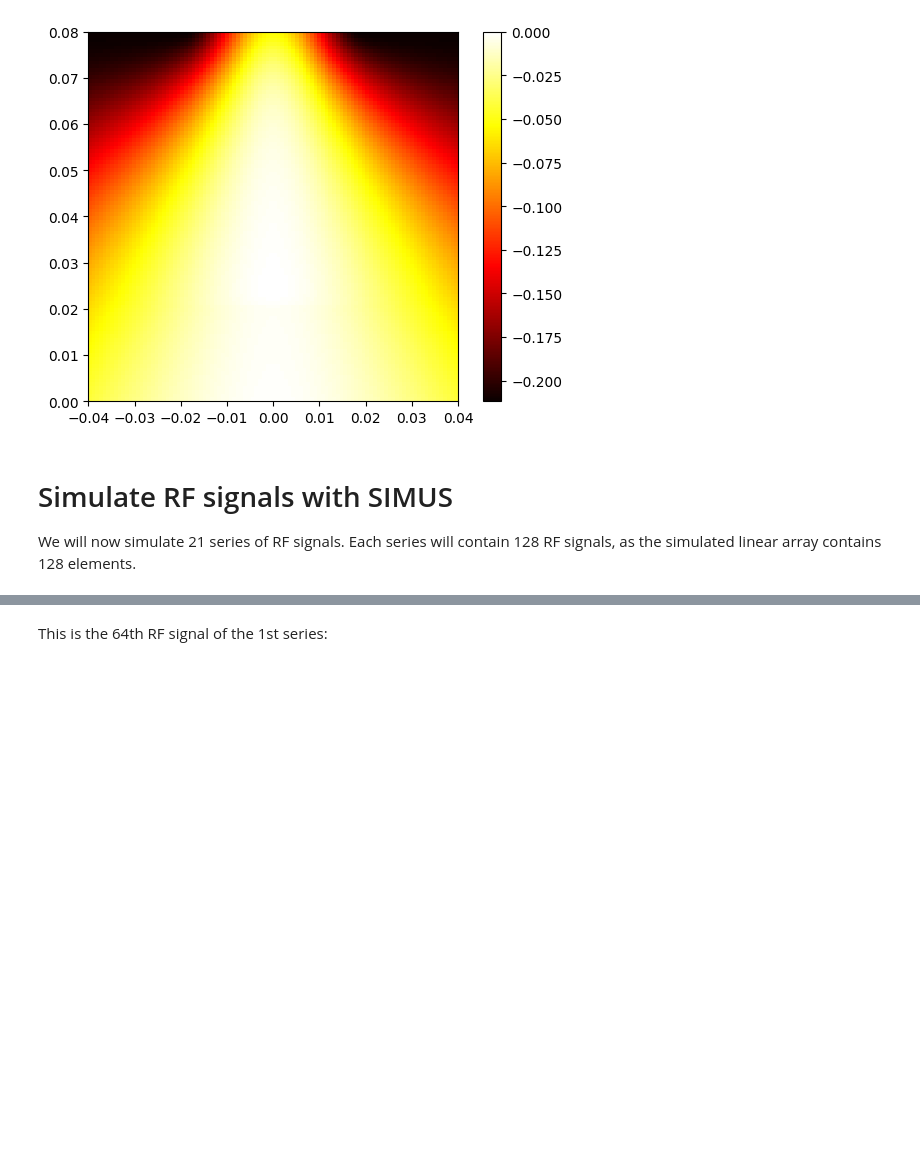
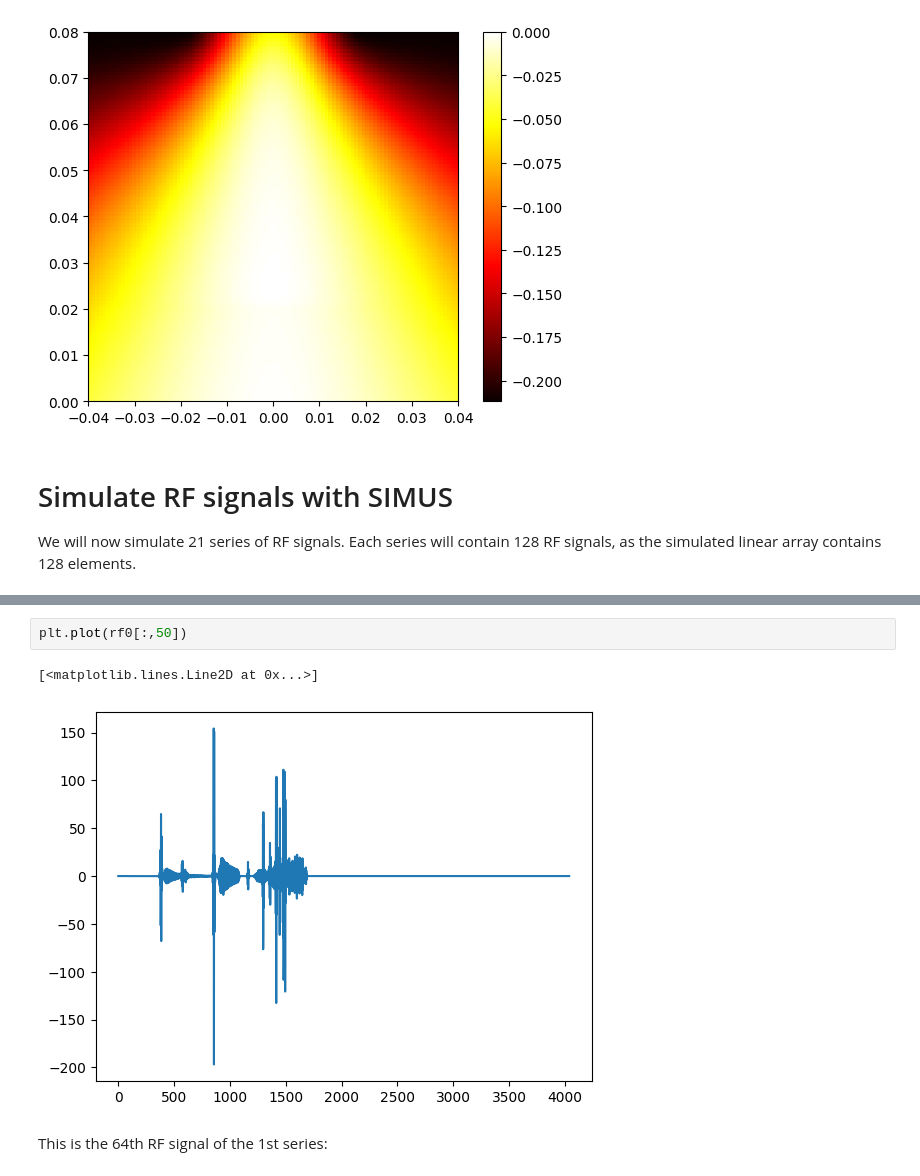
Before and after one commit to Bobesse/ProjetS9, a Jupyter notebook: examples/quickstart_demo.ipynb, the cells around one changed output, grey strips where cells are left out. Cells and saved outputs as stored; diff of their text form; blank space fills up the shorter version.

```diff
--- a/examples/quickstart_demo.ipynb
+++ b/examples/quickstart_demo.ipynb
@@ -232,3 +532,8 @@ for k,t in tqdm.tqdm(enumerate(txdel)):
+# %%
+plt.plot(rf0[:,50])
+# %% [output]
+[<matplotlib.lines.Line2D at 0x...>]
+[figure, added]
 # %% [markdown]
 This is the 64th RF signal of the 1st series:
 # %%
```
Also changed, not shown: parts of 21 cells of this notebook.
